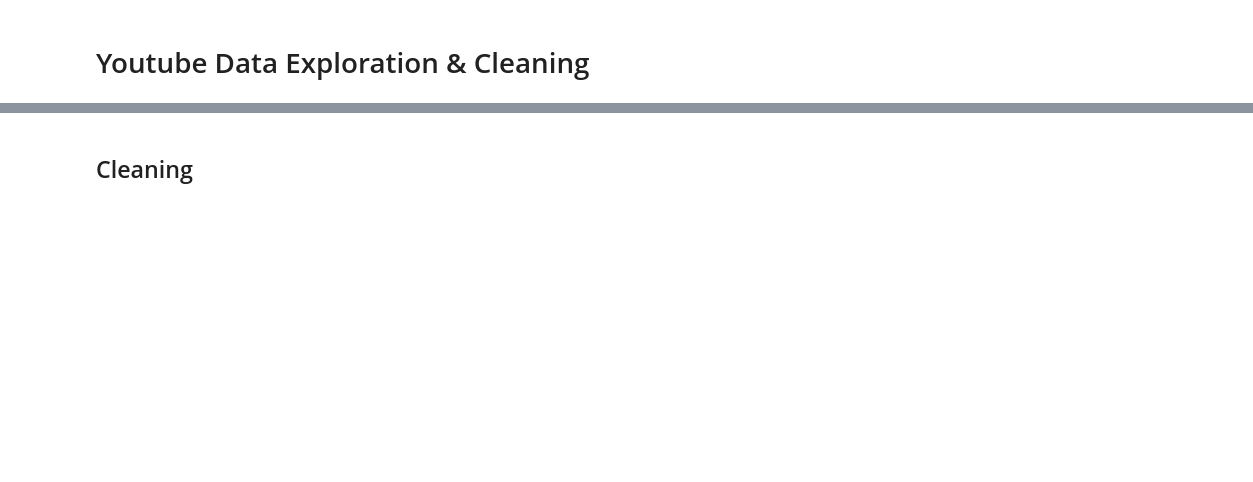
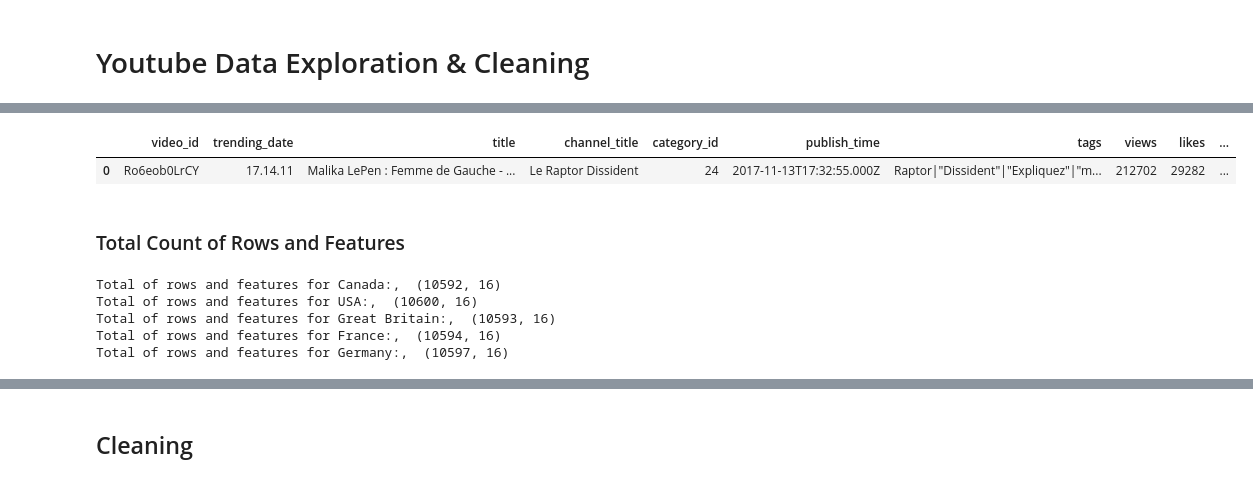
Before and after one commit to CloudChaoszero/Youtube-TrendsNMore, a Jupyter notebook: DataInspection/DataInspection-Youtube.ipynb, the cells around one changed output, grey strips where cells are left out. Saved outputs shown, nothing was run; the diff lists cells and outputs as text; code cells hidden in the pictures; blank space fills up the shorter version.

```diff
--- a/DataInspection/DataInspection-Youtube.ipynb
+++ b/DataInspection/DataInspection-Youtube.ipynb
@@ -51,0 +42,19 @@ usaVideo_nullCount
+# %%
+frVideo_df.head(1)
+# %% [output]
+|  | video_id | trending_date | title | channel_title | category_id | publish_time | tags | views | likes | ... |
+| 0 | Ro6eob0LrCY | 17.14.11 | Malika LePen : Femme de Gauche - ... | Le Raptor Dissident | 24 | 2017-11-13T17:32:55.000Z | Raptor|"Dissident"|"Expliquez"|"m... | 212702 | 29282 | ... |
+# %% [markdown]
+### Total Count of Rows and Features
+# %%
+print("Total of rows and features for Canada:, ",caVideo_df.shape)
+print("Total of rows and features for USA:, ",usaVideo_df.shape)
+print("Total of rows and features for Great Britain:, ",gbVideo_df.shape)
+print("Total of rows and features for France:, ",frVideo_df.shape)
+print("Total of rows and features for Germany:, ",deVideo_df.shape)
+# %% [output]
+Total of rows and features for Canada:,  (10592, 16)
+Total of rows and features for USA:,  (10600, 16)
+Total of rows and features for Great Britain:,  (10593, 16)
+Total of rows and features for France:,  (10594, 16)
+Total of rows and features for Germany:,  (10597, 16)
```
Also changed, not shown: parts of 23 cells of this notebook.
